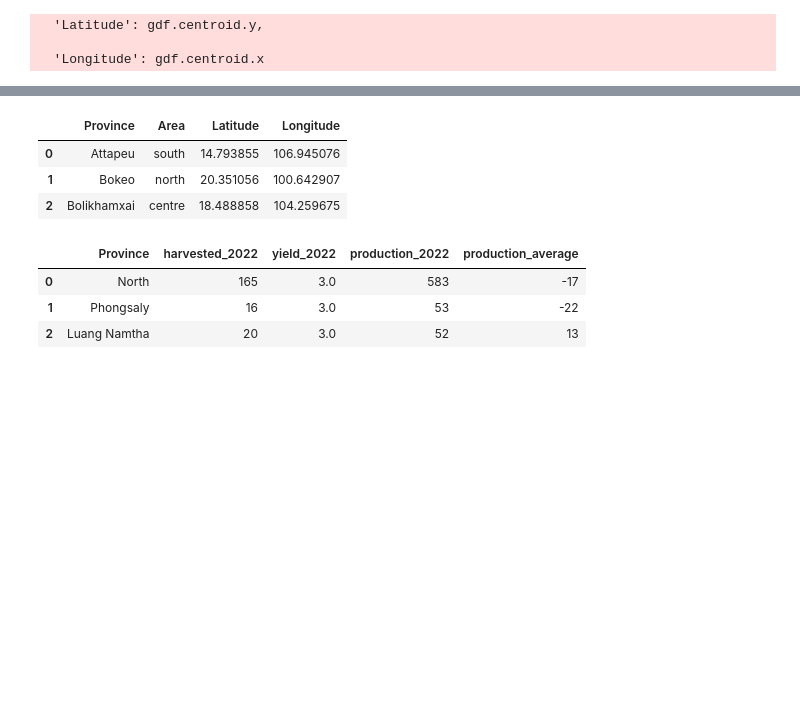
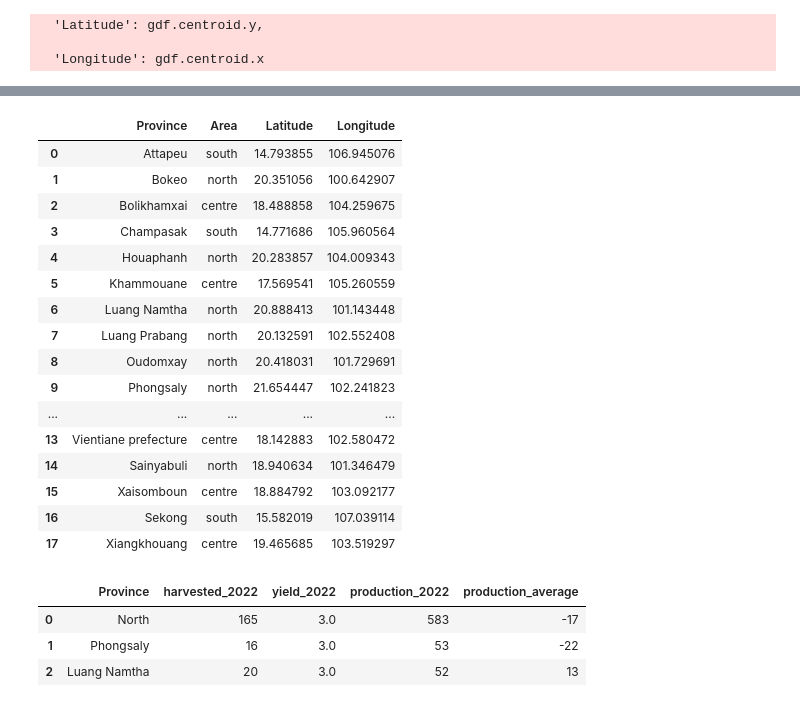
Before and after one commit to lukasschirren/GeoH2-Laos-Master-Thesis, a Jupyter notebook: Laos_specific/demand_provinces.ipynb, the cells around one changed output, grey strips where cells are left out. Saved outputs shown, nothing was run; the diff lists cells and outputs as text; code cells hidden in the pictures; blank space fills up the shorter version.

```diff
--- a/demand_provinces.ipynb
+++ b/Laos_specific/demand_provinces.ipynb
@@ -54,12 +54,25 @@ display(laos_map)
 [interactive output not drawn]
 # %%
 provinces = pd.read_excel('Laos_Provinces_Centroids.xlsx')
-provinces.iloc[:3]
+provinces
 # %% [output]
 |  | Province | Area | Latitude | Longitude |
 | 0 | Attapeu | south | 14.793855 | 106.945076 |
 | 1 | Bokeo | north | 20.351056 | 100.642907 |
 | 2 | Bolikhamxai | centre | 18.488858 | 104.259675 |
+| 3 | Champasak | south | 14.771686 | 105.960564 |
+| 4 | Houaphanh | north | 20.283857 | 104.009343 |
+| 5 | Khammouane | centre | 17.569541 | 105.260559 |
+| 6 | Luang Namtha | north | 20.888413 | 101.143448 |
+| 7 | Luang Prabang | north | 20.132591 | 102.552408 |
+| 8 | Oudomxay | north | 20.418031 | 101.729691 |
+| 9 | Phongsaly | north | 21.654447 | 102.241823 |
+| ... | ... | ... | ... | ... |
+| 13 | Vientiane prefecture | centre | 18.142883 | 102.580472 |
+| 14 | Sainyabuli | north | 18.940634 | 101.346479 |
+| 15 | Xaisomboun | centre | 18.884792 | 103.092177 |
+| 16 | Sekong | south | 15.582019 | 107.039114 |
+| 17 | Xiangkhouang | centre | 19.465685 | 103.519297 |
 # %%
 rice_production = pd.read_csv('FAO_rice_production_2022.csv')
 rice_production = rice_production[['Province','harvested_2022','yield_2022','production_2022','production_average']]
```
Also changed, not shown: parts of 5 cells of this notebook, 20 other files.
